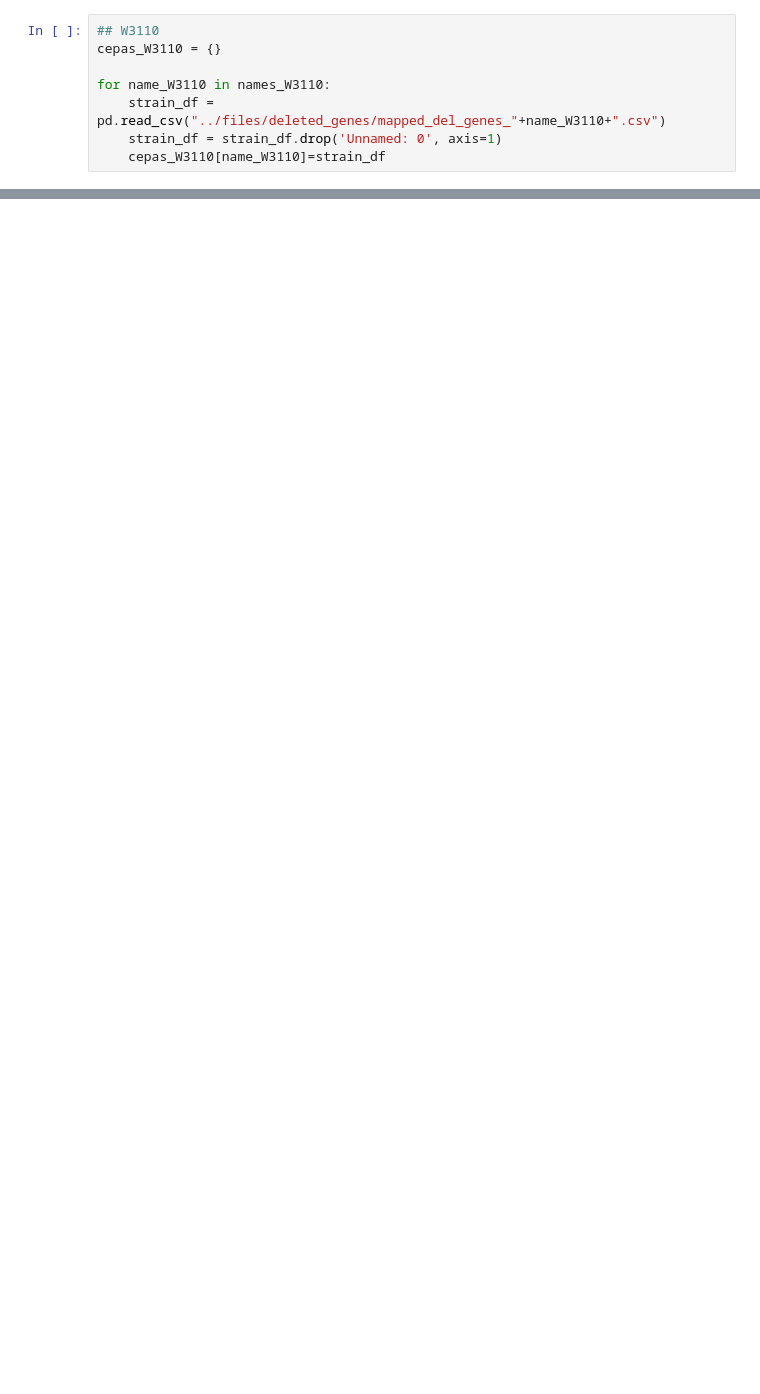
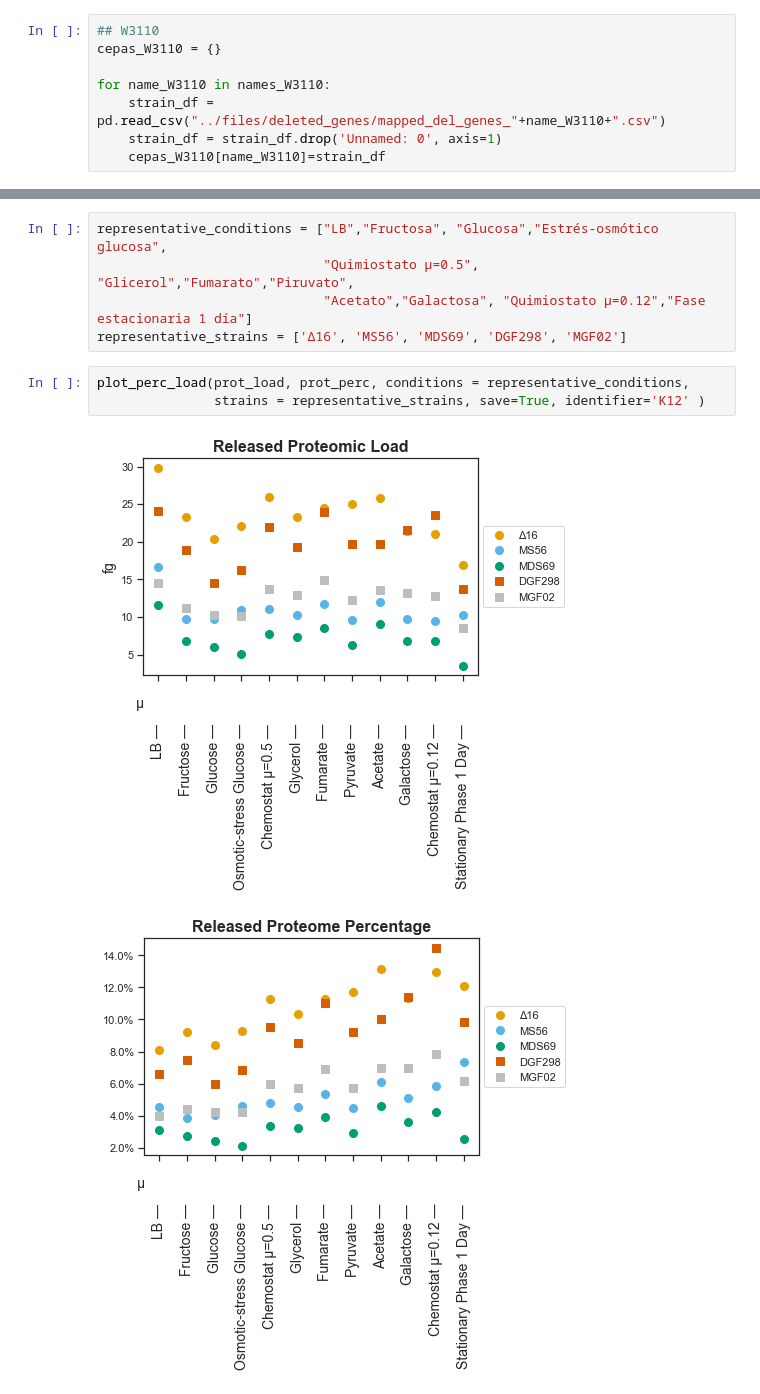
Before and after one commit to utrillalab/Cell_Resource_Minimization_Strategies, a Jupyter notebook: src/Genome_vs_proteome.ipynb, the cells around one changed output, grey strips where cells are left out. Cells and saved outputs as stored; diff of their text form; blank space fills up the shorter version.

```diff
--- a/src/Genome_vs_proteome.ipynb
+++ b/src/Genome_vs_proteome.ipynb
@@ -102,0 +138,11 @@ for n in range(len(prot_perc)):
+# %%
+representative_conditions = ["LB","Fructosa", "Glucosa","Estrés-osmótico glucosa",
+                             "Quimiostato µ=0.5", "Glicerol","Fumarato","Piruvato",
+                             "Acetato","Galactosa", "Quimiostato µ=0.12","Fase estacionaria 1 día"]
+representative_strains = ['Δ16', 'MS56', 'MDS69', 'DGF298', 'MGF02']
+# %%
+plot_perc_load(prot_load, prot_perc, conditions = representative_conditions,
+               strains = representative_strains, save=True, identifier='K12' )
+# %% [output]
+[figure, added]
+[figure, added]
```
Also changed, not shown: parts of 19 cells of this notebook, 7 other files.
